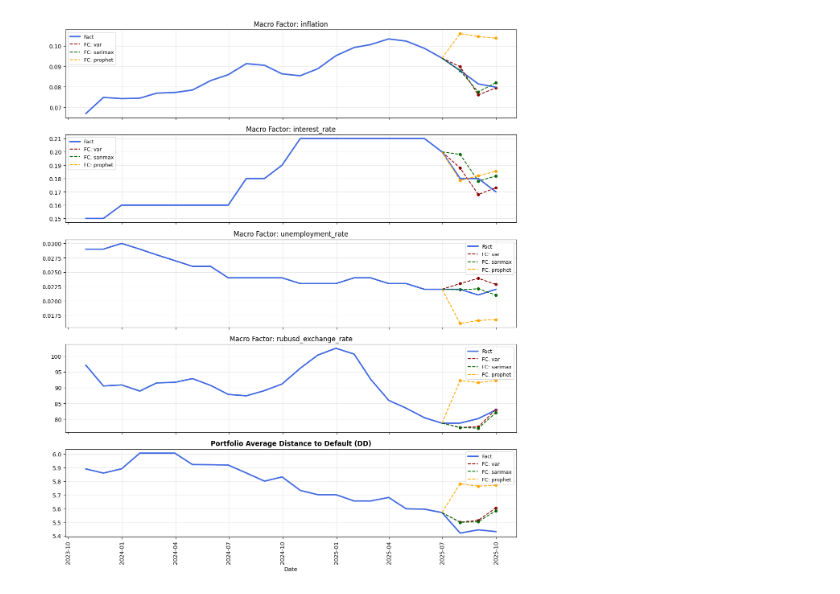
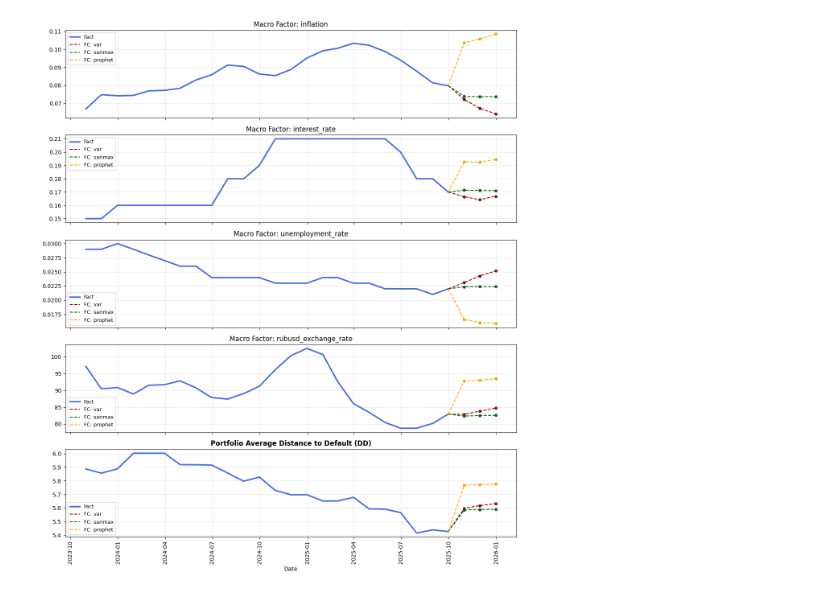
Before and after one commit to MaximKiryakin/Diploma, a Jupyter notebook: masters/main.ipynb, the cells around one changed output. Saved outputs shown, nothing was run; the diff lists cells and outputs as text; code cells hidden in the pictures.

```diff
--- a/masters/main.ipynb
+++ b/masters/main.ipynb
@@ -43,11 +43,11 @@ Tickers           GAZP, LKOH, ROSN, SBER, VTBR, MOEX, GMKN, NLMK, RUAL, MTSS, RT
 calc = (
     calc
     .load_stock_data(
-        use_backup_data=False,
+        use_backup_data=True,
         update_backup=False
     )
     .load_multipliers(
-        use_backup=False,
+        use_backup=True,
         update_backup=False
     )
 )
@@ -104,13 +107,16 @@ P/E                    13.22%
 # %%
+# 2.1 Матрица корреляций и дашборды активов
 calc = (
     calc
-    .plot_ticker_dashboards(tickers=tickers_list, verbose=True)
     .plot_correlation_matrix(custom_order = [                 # нарисовать матрицу корреляций
         'GAZP', 'LKOH', 'ROSN',                               # Нефтегазовая отрасль
         'SBER', 'VTBR', 'MOEX',                               # Финансовый сектор
         'GMKN', 'NLMK', 'RUAL',                               # Металлургия
         'MTSS', 'RTKM', 'TTLK',                               # Телекоммуникации
-        'MGNT', 'LNTA', 'FESH'                                # Розничная торговля
-    ], verbose=False)
+        'MGNT', 'FESH'                                        # Розничная торговля
+    ], verbose=True)
 )
+
+# Для детального изучения отдельных компаний (раскомментируйте при необходимости)
+# calc.plot_ticker_dashboards(tickers=['GAZP', 'SBER'], verbose=True)
 # %% [output]
@@ -119,8 +125,8 @@ calc = (
 # %%
-# Вы можете передать список моделей ['var', 'sarimax', 'prophet'] для сравнения
-# Теперь прогнозируется DD (Distance to Default) вместо PD для повышения стабильности OLS
+# 2.2 Прогноз макроэкономических факторов (ВВП, инфляция и др.)
+# Позволяет увидеть, какие тренды заложены в прогноз кредитного риска
 calc = calc.plot_macro_forecast(
-    horizon=-3,
+    horizon=3,
     models=['var', 'sarimax', 'prophet'],
     target_col='DD',
     tail=24,
@@ -131 +137 @@ calc = calc.plot_macro_forecast(
-[figure, old version]
+[figure, new version]
```
Also changed, not shown: parts of 8 cells of this notebook, 2 other files.
